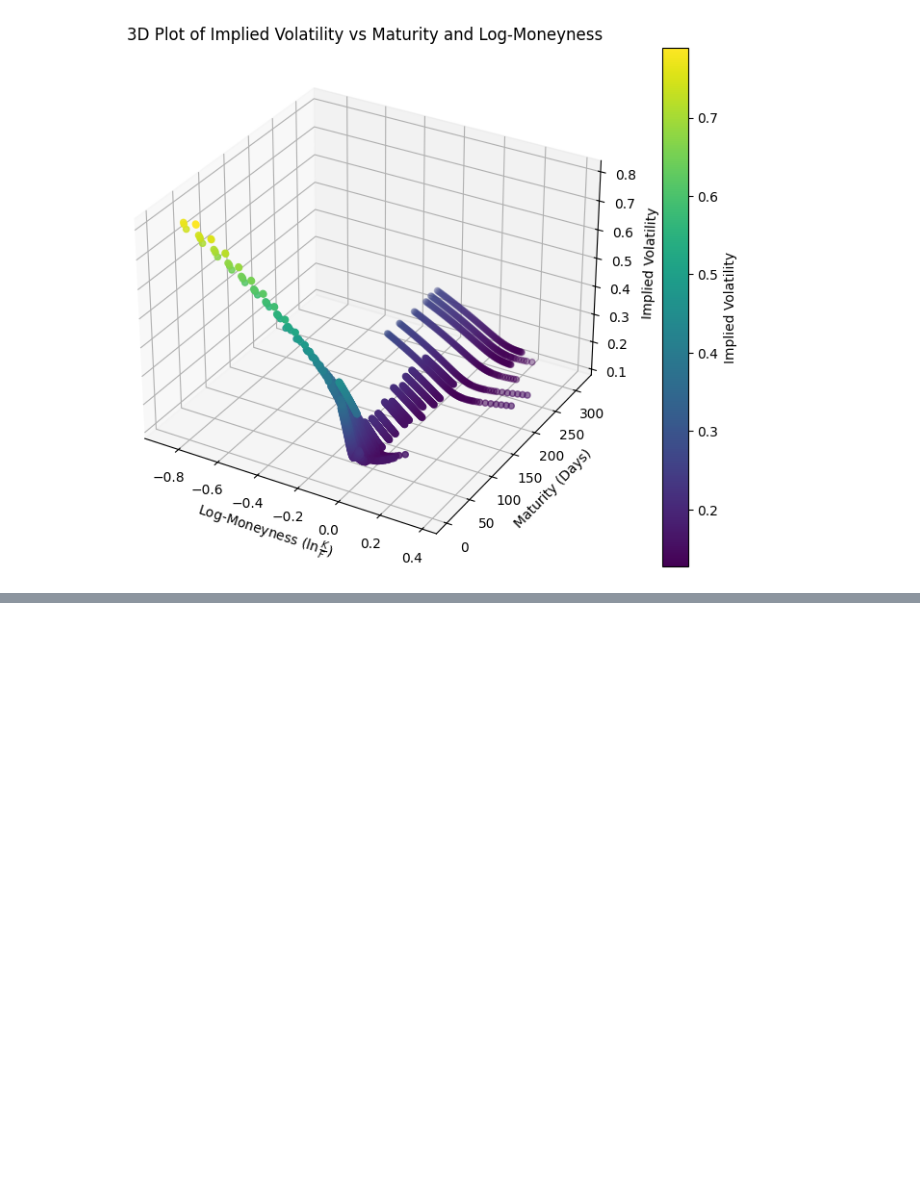
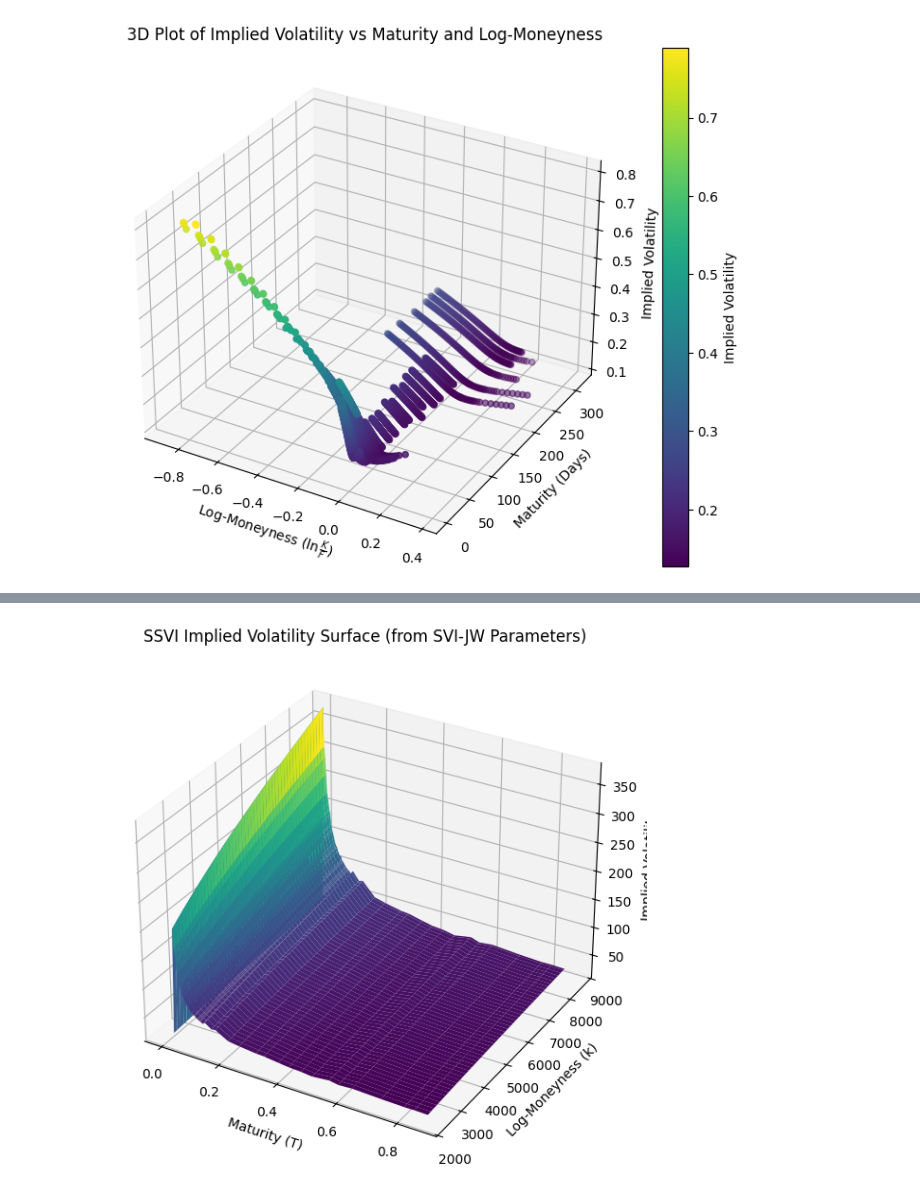
Before and after one commit to xwj0109/FYP, a Jupyter notebook: HestonCalibration.ipynb, the cells around one changed output, grey strips where cells are left out. Drawn from its saved outputs; the diff is of its cells as text; code cells hidden in the pictures; blank space fills up the shorter version.

```diff
--- a/HestonCalibration.ipynb
+++ b/HestonCalibration.ipynb
@@ -684,0 +874,34 @@ def PriceCalibration(Market_Prices, Model_Prices, Bid, Ask):
+# %%
+# Prepare the grid for plotting
+log_moneyness = np.linspace(min(merged_df['Strike']), max(merged_df['Strike']), 100)
+maturities = svi_ssvi_df['maturity'].values
+theta_vals = svi_ssvi_df['theta'].values
+rho_vals = svi_ssvi_df['rho'].values
+
+# Rebuild the surface using fitted eta and gamma
+ssvi_vol_surface = np.zeros((len(maturities), len(log_moneyness)))
+
+for i, (theta, rho) in enumerate(zip(theta_vals, rho_vals)):
+    phi = eta_fit / theta**gamma_fit
+    for j, k in enumerate(log_moneyness):
+        w = 0.5 * theta * (1 + rho * phi * k + np.sqrt((phi * k + rho)**2 + 1 - rho**2))
+        implied_vol = np.sqrt(w / maturities[i])
+        ssvi_vol_surface[i, j] = implied_vol
+
+# Create meshgrid for plotting
+T_grid, K_grid = np.meshgrid(maturities, log_moneyness, indexing='ij')
+
+# Plot the SSVI implied volatility surface
+fig = plt.figure(figsize=(10, 6))
+ax = fig.add_subplot(111, projection='3d')
+ax.plot_surface(T_grid, K_grid, ssvi_vol_surface, cmap='viridis', edgecolor='none')
+
+ax.set_title("SSVI Implied Volatility Surface (from SVI-JW Parameters)")
+ax.set_ylabel("Log-Moneyness (k)")
+ax.set_xlabel("Maturity (T)")
+ax.set_zlabel("Implied Volatility")
+
+plt.tight_layout()
+plt.show()
+# %% [output]
+[figure, added]
```
Also changed, not shown: parts of 12 cells of this notebook.
